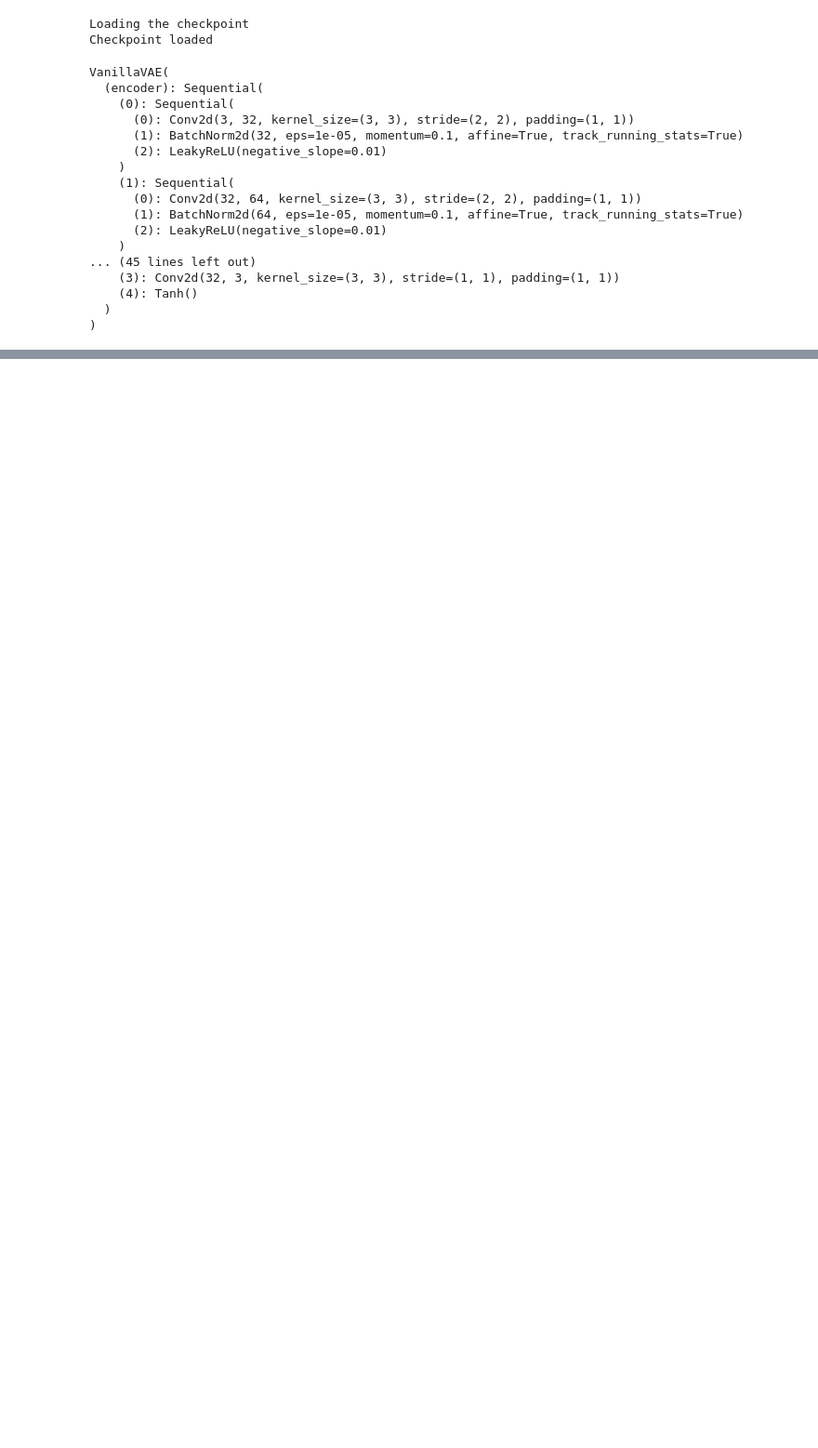
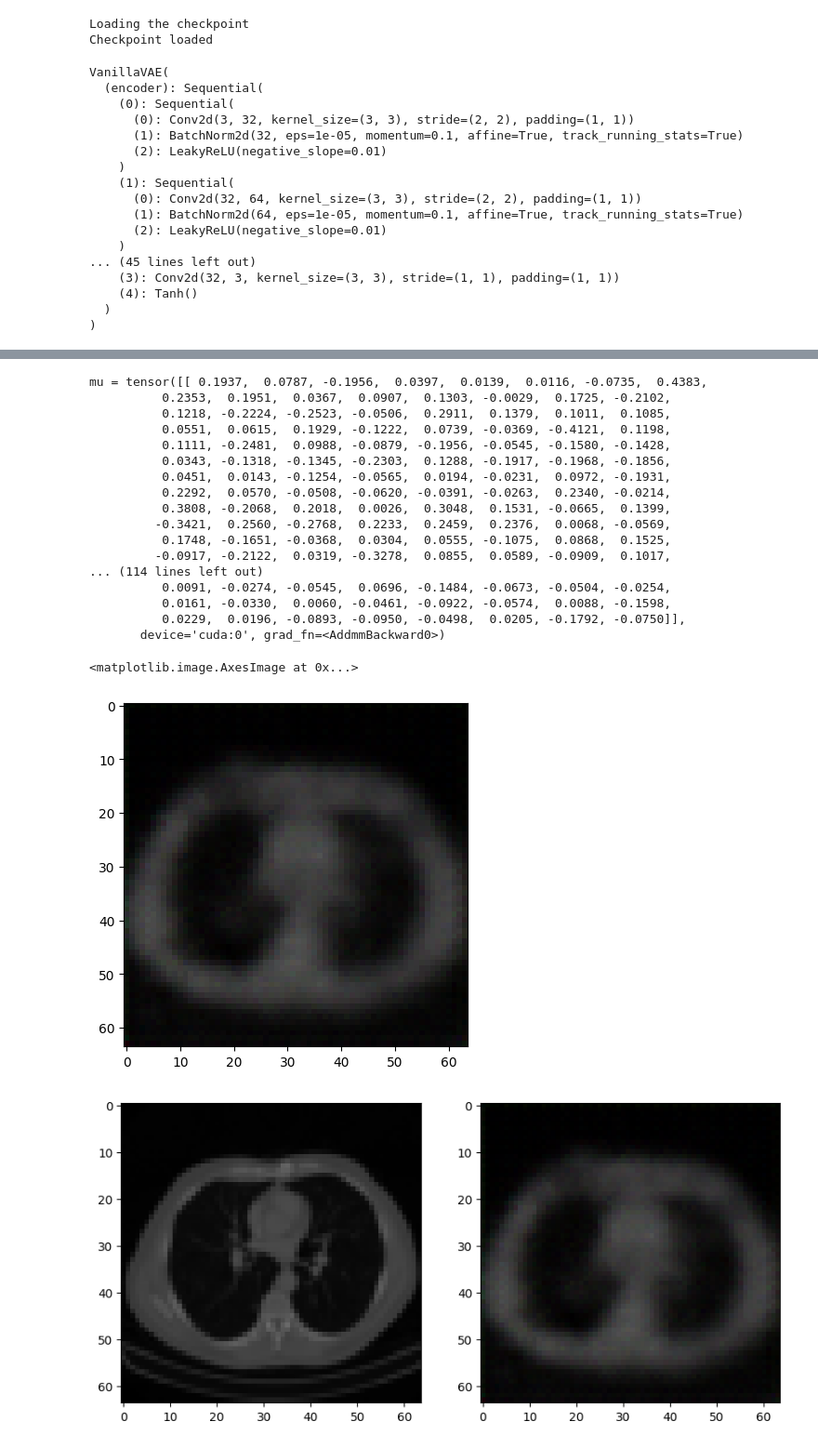
Before and after one commit to Sahara-Sheik/Robotic-Vision, a Jupyter notebook: src/encoding-conv-vae/Experiment-Conv-VAE.ipynb, the cells around one changed output, grey strips where cells are left out. Shown at 93% size. Cells and saved outputs as stored; diff of their text form; code cells hidden in the pictures; blank space fills up the shorter version.

```diff
--- a/src/encoding-conv-vae/Experiment-Conv-VAE.ipynb
+++ b/src/encoding-conv-vae/Experiment-Conv-VAE.ipynb
@@ -231,3 +287,10 @@ print(f"mu = {mu}")
 
 # log_var: the log-var values for this input
 print(f"logvar = {logvar}")
+
+# initial and new
+fig, axs = plt.subplots(1, 2, figsize=(10, 5))
+
+axs[0].imshow(image_tensor_for_pic)
+axs[1].imshow(output_for_pic)
+# %% [output]
@@ -234 +299,21 @@ print(f"logvar = {logvar}")
+mu = tensor([[ 0.1937,  0.0787, -0.1956,  0.0397,  0.0139,  0.0116, -0.0735,  0.4383,
+          0.2353,  0.1951,  0.0367,  0.0907,  0.1303, -0.0029,  0.1725, -0.2102,
+          0.1218, -0.2224, -0.2523, -0.0506,  0.2911,  0.1379,  0.1011,  0.1085,
+          0.0551,  0.0615,  0.1929, -0.1222,  0.0739, -0.0369, -0.4121,  0.1198,
+          0.1111, -0.2481,  0.0988, -0.0879, -0.1956, -0.0545, -0.1580, -0.1428,
+          0.0343, -0.1318, -0.1345, -0.2303,  0.1288, -0.1917, -0.1968, -0.1856,
+          0.0451,  0.0143, -0.1254, -0.0565,  0.0194, -0.0231,  0.0972, -0.1931,
+          0.2292,  0.0570, -0.0508, -0.0620, -0.0391, -0.0263,  0.2340, -0.0214,
+          0.3808, -0.2068,  0.2018,  0.0026,  0.3048,  0.1531, -0.0665,  0.1399,
+         -0.3421,  0.2560, -0.2768,  0.2233,  0.2459,  0.2376,  0.0068, -0.0569,
+          0.1748, -0.1651, -0.0368,  0.0304,  0.0555, -0.1075,  0.0868,  0.1525,
+         -0.0917, -0.2122,  0.0319, -0.3278,  0.0855,  0.0589, -0.0909,  0.1017,
+... (114 lines left out)
+          0.0091, -0.0274, -0.0545,  0.0696, -0.1484, -0.0673, -0.0504, -0.0254,
+          0.0161, -0.0330,  0.0060, -0.0461, -0.0922, -0.0574,  0.0088, -0.1598,
+          0.0229,  0.0196, -0.0893, -0.0950, -0.0498,  0.0205, -0.1792, -0.0750]],
+       device='cuda:0', grad_fn=<AddmmBackward0>)
+<matplotlib.image.AxesImage at 0x...>
+[figure, added]
+[figure, added]
 # %%
```
Also changed, not shown: parts of 19 cells of this notebook, 1 other file.
